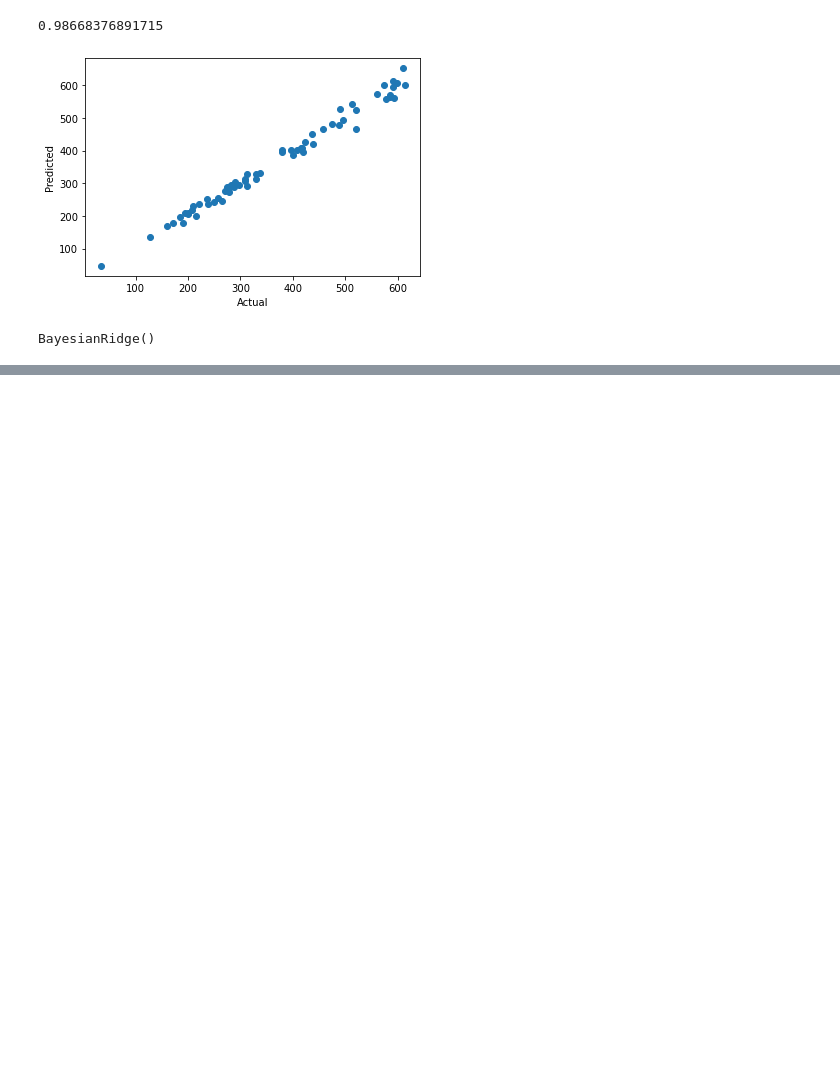
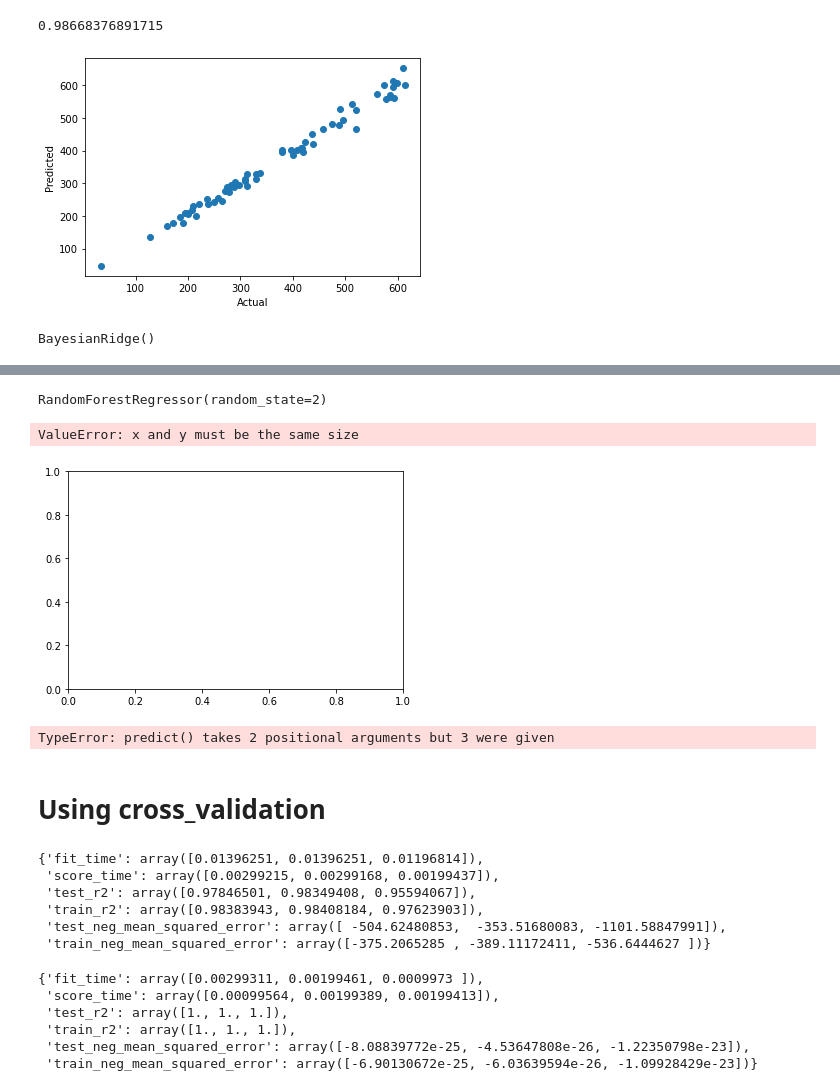
Before and after one commit to Devansh-Vyas29/ML-Projects, a Jupyter notebook: Baseball/Hitters.ipynb, the cells around one changed output, grey strips where cells are left out. Saved outputs shown, nothing was run; the diff lists cells and outputs as text; code cells hidden in the pictures; blank space fills up the shorter version.

```diff
--- a/Baseball/Hitters.ipynb
+++ b/Baseball/Hitters.ipynb
@@ -391,0 +400,29 @@ B_reg_predict = B_reg.predict(X_train,y_train)
+# %%
+R_reg = RandomForestRegressor(n_estimators = 100, random_state = 2)
+# %%
+R_reg.fit(X_train,y_train)
+# %% [output]
+RandomForestRegressor(random_state=2)
+# %%
+y_grid = np.arange(min(y), max(y), 0.01)
+# %%
+y_grid = y_grid.reshape((len(y_grid), 1))
+# %%
+plt.scatter(X, y, color = 'blue')
+
+# plot predicted data
+plt.plot(y_grid, R_reg.predict(y_grid),
+         color = 'green')
+plt.title('Random Forest Regression')
+plt.xlabel('Position level')
+plt.ylabel('Salary')
+plt.show()
+# %% [output]
+ValueError: x and y must be the same size
+[figure, added]
+# %%
+R_reg_predict=R_reg.predict(X_train,y_train)
+# %% [output]
+TypeError: predict() takes 2 positional arguments but 3 were given
+# %% [markdown]
+# Using cross_validation
@@ -391,0 +432,24 @@ B_reg_predict = B_reg.predict(X_train,y_train)
+# %%
+scores = cross_validate(xgb, X, y, cv=3,
+                       scoring=('r2', 'neg_mean_squared_error'),
+                         return_train_score=True)
+scores
+# %% [output]
+{'fit_time': array([0.01396251, 0.01396251, 0.01196814]),
+ 'score_time': array([0.00299215, 0.00299168, 0.00199437]),
+ 'test_r2': array([0.97846501, 0.98349408, 0.95594067]),
+ 'train_r2': array([0.98383943, 0.98408184, 0.97623903]),
+ 'test_neg_mean_squared_error': array([ -504.62480853,  -353.51680083, -1101.58847991]),
+ 'train_neg_mean_squared_error': array([-375.2065285 , -389.11172411, -536.6444627 ])}
+# %%
+lin_reg_cross = cross_validate(Model, X, y, cv=3,
+                       scoring=('r2', 'neg_mean_squared_error'),
+                         return_train_score=True)
+lin_reg_cross
+# %% [output]
+{'fit_time': array([0.00299311, 0.00199461, 0.0009973 ]),
+ 'score_time': array([0.00099564, 0.00199389, 0.00199413]),
+ 'test_r2': array([1., 1., 1.]),
+ 'train_r2': array([1., 1., 1.]),
+ 'test_neg_mean_squared_error': array([-8.08839772e-25, -4.53647808e-26, -1.22350798e-23]),
+ 'train_neg_mean_squared_error': array([-6.90130672e-25, -6.03639594e-26, -1.09928429e-23])}
```
Also changed, not shown: parts of 7 cells of this notebook.
